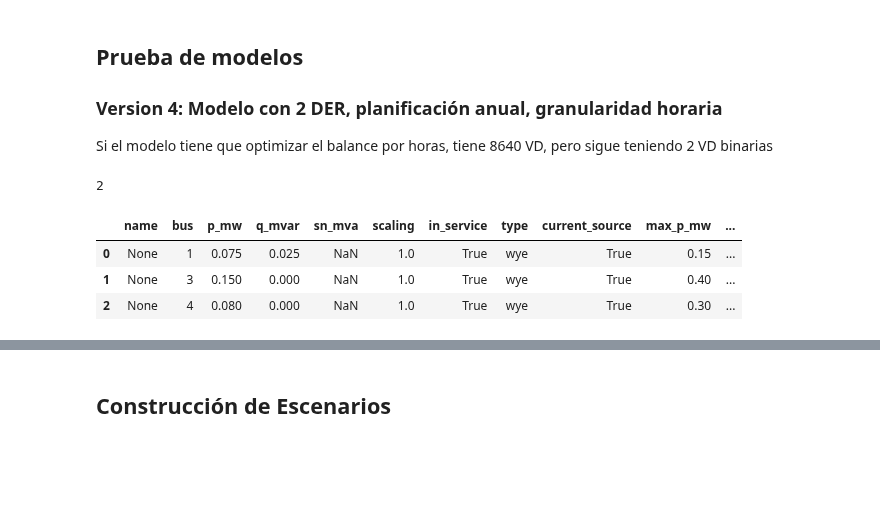
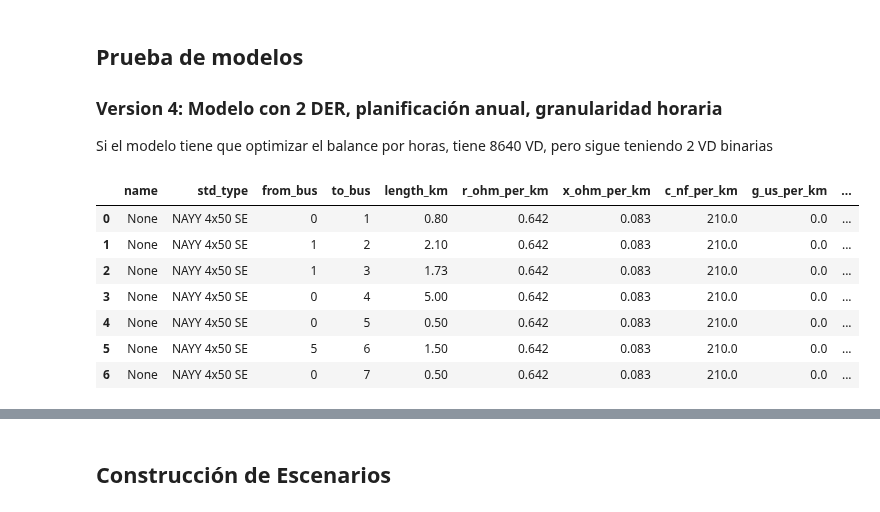
Before and after one commit to MGFO/MGFO, a Jupyter notebook: MultiBusbar_Model.ipynb, the cells around one changed output, grey strips where cells are left out. Cells and saved outputs as stored; diff of their text form; code cells hidden in the pictures; blank space fills up the shorter version.

Commit message:
Implemented hourly limit for lines. Small speed improvements.

```diff
--- a/MultiBusbar_Model.ipynb
+++ b/MultiBusbar_Model.ipynb
@@ -22,29 +22,31 @@ import ModelWriters.Scenes as Scenes
 import ModelWriters.Resources as Resources
 # %%
 net = pp.create_empty_network()
-b0 = pp.create_bus(net, vn_kv=13.2)
+b0 = pp.create_bus(net, vn_kv=13.2)  #0
 
 pp.create_ext_grid(net, bus=b0)
 
 #ramal 1
-b11 = pp.create_bus(net, vn_kv=13.2)
-b12 = pp.create_bus(net, vn_kv=13.2)
+b11 = pp.create_bus(net, vn_kv=13.2)  #1
+b12 = pp.create_bus(net, vn_kv=13.2)  #2
+b113 = pp.create_bus(net, vn_kv=13.2)  #3
 
-pp.create_line(net, from_bus=b0, to_bus=b11, length_km=0.8, std_type="NAYY 4x50 SE")
-pp.create_line(net, from_bus=b11, to_bus=b12, length_km=2.1, std_type="NAYY 4x50 SE")
+pp.create_line(net, from_bus=b0, to_bus=b11, length_km=0.8, std_type="NAYY 4x50 SE") #0
+pp.create_line(net, from_bus=b11, to_bus=b12, length_km=2.1, std_type="NAYY 4x50 SE") #1
+pp.create_line(net, from_bus=b11, to_bus=b113, length_km=1.73, std_type="NAYY 4x50 SE") #2
 
-pp.create_sgen(net, b11, p_mw=0.075, q_mvar=0.025, max_p_mw=0.15, max_q_mvar=0.15)
+pp.create_sgen(net, b113, p_mw=0.075, q_mvar=0.025, max_p_mw=0.15, max_q_mvar=0.15)
 pp.create_load(net, bus=b12, p_mw=0.350)
 
 #ramal 2
-b21 = pp.create_bus(net, vn_kv=13.2)
+b21 = pp.create_bus(net, vn_kv=13.2) #3
 pp.create_line(net, from_bus=b0, to_bus=b21, length_km=5.0, std_type="NAYY 4x50 SE")
 pp.create_sgen(net, b21, p_mw=0.15, q_mvar=0.00, max_p_mw=0.40, max_q_mvar=0.10)
 pp.create_storage(net, bus=b21, p_mw=0.25, q_mvar=0.1, max_e_mwh = 3.0)
 
 #ramal 3
-b31 = pp.create_bus(net, vn_kv=13.2)
-b32 = pp.create_bus(net, vn_kv=13.2)
+b31 = pp.create_bus(net, vn_kv=13.2) #4
+b32 = pp.create_bus(net, vn_kv=13.2) #5
 pp.create_line(net, from_bus=b0, to_bus=b31, length_km=0.5, std_type="NAYY 4x50 SE")
 pp.create_line(net, from_bus=b31, to_bus=b32, length_km=1.5, std_type="NAYY 4x50 SE")
 pp.create_sgen(net, b31, p_mw=0.08, q_mvar=0.00, max_p_mw=0.30, max_q_mvar=0.10)
@@ -52,19 +54,24 @@ pp.create_load(net, bus=b32, p_mw=0.85, q_mvar=0.33)
 
 
 #ramal 4
-b41 = pp.create_bus(net, vn_kv=13.2)
+b41 = pp.create_bus(net, vn_kv=13.2) #6
 pp.create_line(net, from_bus=b0, to_bus=b41, length_km=0.5, std_type="NAYY 4x50 SE")
 pp.create_load(net, bus=b41, p_mw=0.22, q_mvar=0.05)
 #pp.create_storage(net, bus=b41, p_mw=0.5, q_mvar=0.1, max_e_mwh = 5.0)
+
+
+net.line['max_i_ka'][2] = 0.35/(1.73*13.2)
-# %% [output]
-2
 # %%
-net.sgen
+net.line
 # %% [output]
-|  | name | bus | p_mw | q_mvar | sn_mva | scaling | in_service | type | current_source | max_p_mw | ... |
-| 0 | None | 1 | 0.075 | 0.025 | NaN | 1.0 | True | wye | True | 0.15 | ... |
-| 1 | None | 3 | 0.150 | 0.000 | NaN | 1.0 | True | wye | True | 0.40 | ... |
-| 2 | None | 4 | 0.080 | 0.000 | NaN | 1.0 | True | wye | True | 0.30 | ... |
+|  | name | std_type | from_bus | to_bus | length_km | r_ohm_per_km | x_ohm_per_km | c_nf_per_km | g_us_per_km | ... |
+| 0 | None | NAYY 4x50 SE | 0 | 1 | 0.80 | 0.642 | 0.083 | 210.0 | 0.0 | ... |
+| 1 | None | NAYY 4x50 SE | 1 | 2 | 2.10 | 0.642 | 0.083 | 210.0 | 0.0 | ... |
+| 2 | None | NAYY 4x50 SE | 1 | 3 | 1.73 | 0.642 | 0.083 | 210.0 | 0.0 | ... |
+| 3 | None | NAYY 4x50 SE | 0 | 4 | 5.00 | 0.642 | 0.083 | 210.0 | 0.0 | ... |
+| 4 | None | NAYY 4x50 SE | 0 | 5 | 0.50 | 0.642 | 0.083 | 210.0 | 0.0 | ... |
+| 5 | None | NAYY 4x50 SE | 5 | 6 | 1.50 | 0.642 | 0.083 | 210.0 | 0.0 | ... |
+| 6 | None | NAYY 4x50 SE | 0 | 7 | 0.50 | 0.642 | 0.083 | 210.0 | 0.0 | ... |
 # %%
  pp.runpp(net)
 # %%
```
Also changed, not shown: parts of 25 cells of this notebook, 3 other files.
